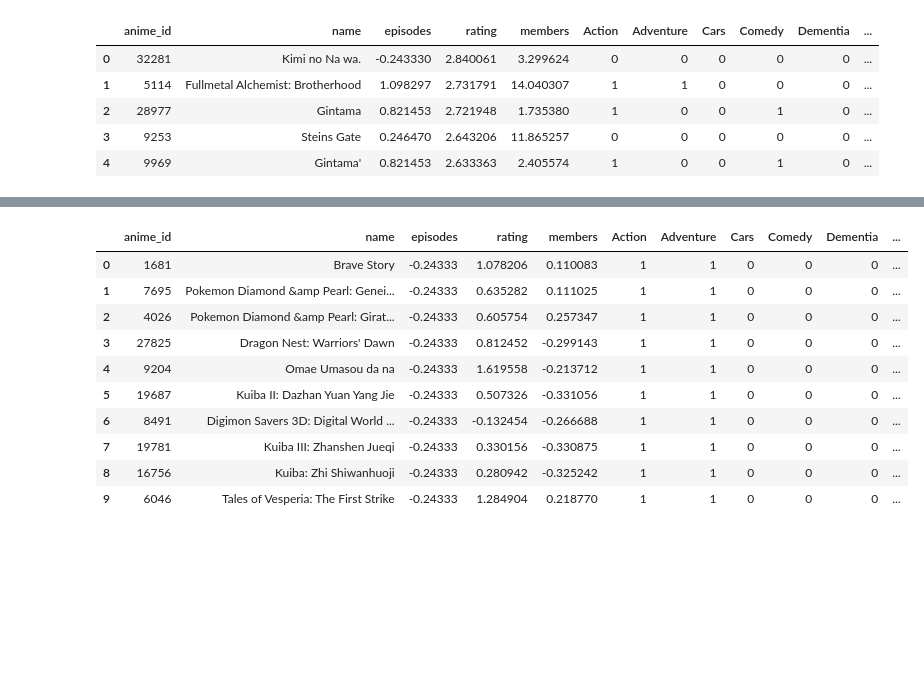
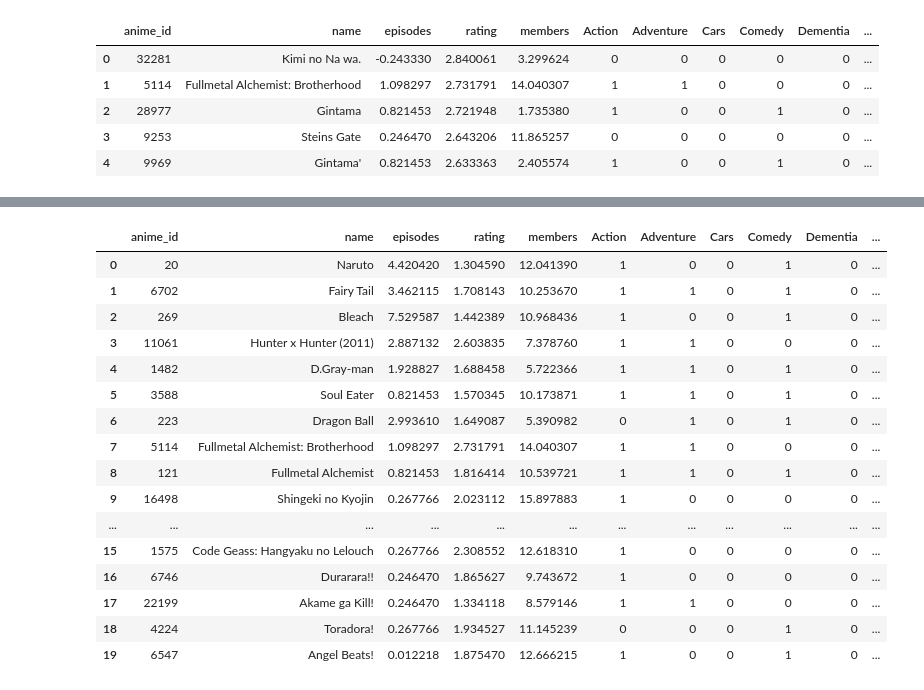
Before and after one commit to AIDecisions/capstone_project, a Jupyter notebook: project-4-group-03_amar/anime_recommeder_app.ipynb, the cells around one changed output, grey strips where cells are left out. Drawn from its saved outputs; the diff is of its cells as text; code cells hidden in the pictures; blank space fills up the shorter version.

```diff
--- a/project-4-group-03_amar/anime_recommeder_app.ipynb
+++ b/project-4-group-03_amar/anime_recommeder_app.ipynb
@@ -148,22 +172,28 @@ with open('anime_lenght_name_.pkl', 'wb') as file:
 # %%
  # User input
-anime_length = 10
-anime_name = "Brave Story"
+anime_model = "anime_length_name.pkl"
+anime_name = "Naruto"
 
 
-response = make_recommendation(anime_length, anime_name) # used for the flask app, returns JSON
+response = make_recommendation(anime_model, anime_name) # used for the flask app, returns JSON
 
 # to test
 pd.DataFrame(response)
 # %% [output]
 |  | anime_id | name | episodes | rating | members | Action | Adventure | Cars | Comedy | Dementia | ... |
-| 0 | 1681 | Brave Story | -0.24333 | 1.078206 | 0.110083 | 1 | 1 | 0 | 0 | 0 | ... |
-| 1 | 7695 | Pokemon Diamond &amp Pearl: Genei... | -0.24333 | 0.635282 | 0.111025 | 1 | 1 | 0 | 0 | 0 | ... |
-| 2 | 4026 | Pokemon Diamond &amp Pearl: Girat... | -0.24333 | 0.605754 | 0.257347 | 1 | 1 | 0 | 0 | 0 | ... |
-| 3 | 27825 | Dragon Nest: Warriors' Dawn | -0.24333 | 0.812452 | -0.299143 | 1 | 1 | 0 | 0 | 0 | ... |
-| 4 | 9204 | Omae Umasou da na | -0.24333 | 1.619558 | -0.213712 | 1 | 1 | 0 | 0 | 0 | ... |
-| 5 | 19687 | Kuiba II: Dazhan Yuan Yang Jie | -0.24333 | 0.507326 | -0.331056 | 1 | 1 | 0 | 0 | 0 | ... |
-| 6 | 8491 | Digimon Savers 3D: Digital World ... | -0.24333 | -0.132454 | -0.266688 | 1 | 1 | 0 | 0 | 0 | ... |
-| 7 | 19781 | Kuiba III: Zhanshen Jueqi | -0.24333 | 0.330156 | -0.330875 | 1 | 1 | 0 | 0 | 0 | ... |
-| 8 | 16756 | Kuiba: Zhi Shiwanhuoji | -0.24333 | 0.280942 | -0.325242 | 1 | 1 | 0 | 0 | 0 | ... |
-| 9 | 6046 | Tales of Vesperia: The First Strike | -0.24333 | 1.284904 | 0.218770 | 1 | 1 | 0 | 0 | 0 | ... |
+| 0 | 20 | Naruto | 4.420420 | 1.304590 | 12.041390 | 1 | 0 | 0 | 1 | 0 | ... |
+| 1 | 6702 | Fairy Tail | 3.462115 | 1.708143 | 10.253670 | 1 | 1 | 0 | 1 | 0 | ... |
+| 2 | 269 | Bleach | 7.529587 | 1.442389 | 10.968436 | 1 | 0 | 0 | 1 | 0 | ... |
+| 3 | 11061 | Hunter x Hunter (2011) | 2.887132 | 2.603835 | 7.378760 | 1 | 1 | 0 | 0 | 0 | ... |
+| 4 | 1482 | D.Gray-man | 1.928827 | 1.688458 | 5.722366 | 1 | 1 | 0 | 1 | 0 | ... |
+| 5 | 3588 | Soul Eater | 0.821453 | 1.570345 | 10.173871 | 1 | 1 | 0 | 1 | 0 | ... |
+| 6 | 223 | Dragon Ball | 2.993610 | 1.649087 | 5.390982 | 0 | 1 | 0 | 1 | 0 | ... |
+| 7 | 5114 | Fullmetal Alchemist: Brotherhood | 1.098297 | 2.731791 | 14.040307 | 1 | 1 | 0 | 0 | 0 | ... |
+| 8 | 121 | Fullmetal Alchemist | 0.821453 | 1.816414 | 10.539721 | 1 | 1 | 0 | 1 | 0 | ... |
+| 9 | 16498 | Shingeki no Kyojin | 0.267766 | 2.023112 | 15.897883 | 1 | 0 | 0 | 0 | 0 | ... |
+| ... | ... | ... | ... | ... | ... | ... | ... | ... | ... | ... | ... |
+| 15 | 1575 | Code Geass: Hangyaku no Lelouch | 0.267766 | 2.308552 | 12.618310 | 1 | 0 | 0 | 0 | 0 | ... |
+| 16 | 6746 | Durarara!! | 0.246470 | 1.865627 | 9.743672 | 1 | 0 | 0 | 0 | 0 | ... |
+| 17 | 22199 | Akame ga Kill! | 0.246470 | 1.334118 | 8.579146 | 1 | 1 | 0 | 0 | 0 | ... |
+| 18 | 4224 | Toradora! | 0.267766 | 1.934527 | 11.145239 | 0 | 0 | 0 | 1 | 0 | ... |
+| 19 | 6547 | Angel Beats! | 0.012218 | 1.875470 | 12.666215 | 1 | 0 | 0 | 1 | 0 | ... |
```
Also changed, not shown: parts of 2 cells of this notebook, 2 other files.
